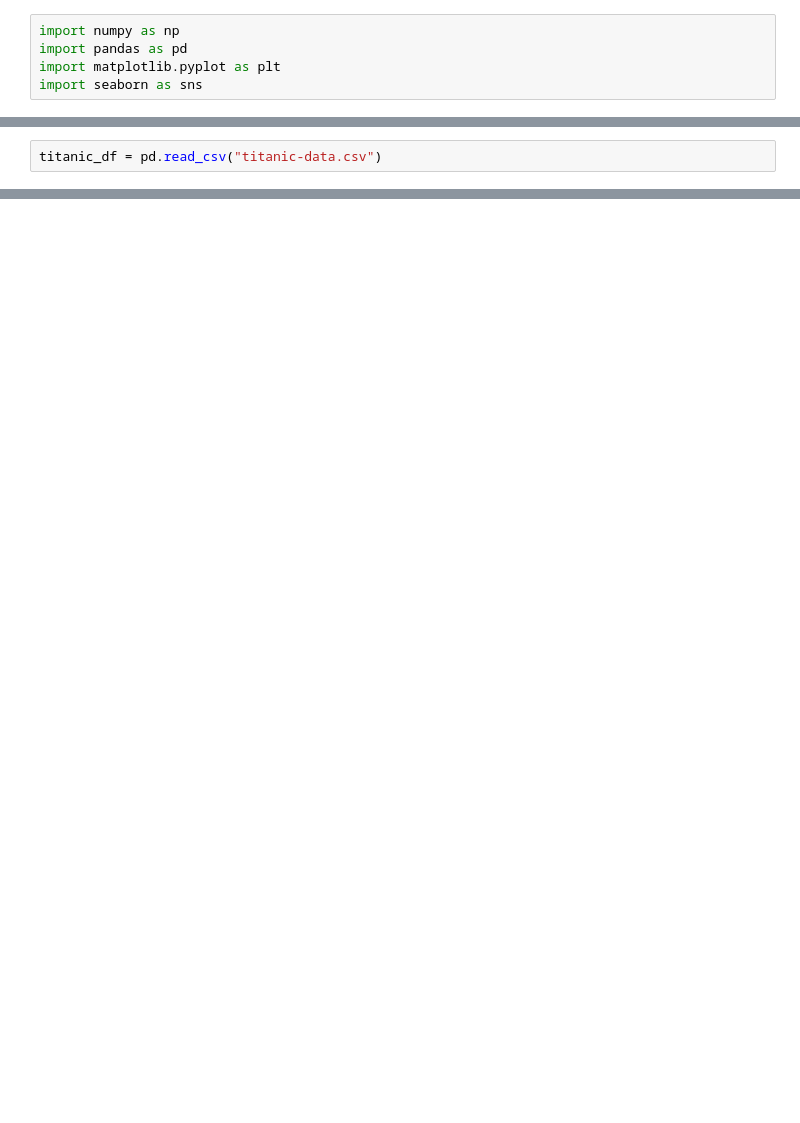
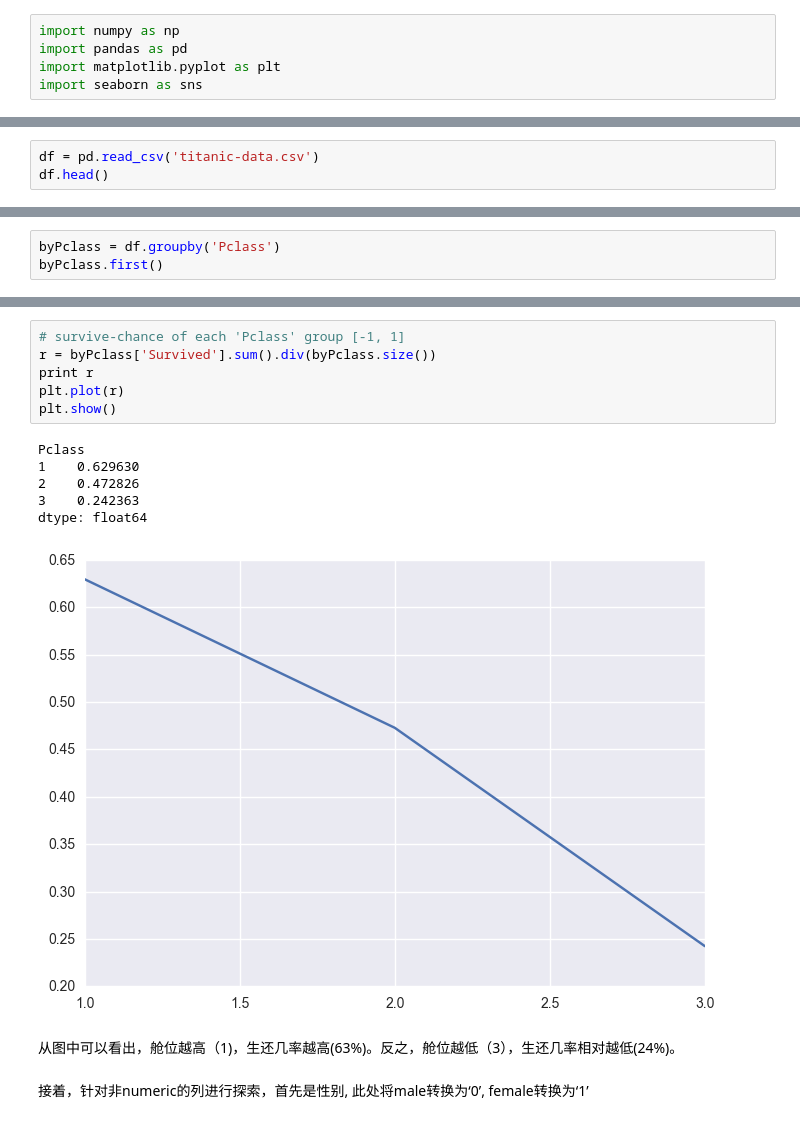
Before and after one commit to deCHN/DA-P2, a Jupyter notebook: titanic_data_explore.ipynb, the cells around one changed output, grey strips where cells are left out. Drawn from its saved outputs; the diff is of its cells as text; blank space fills up the shorter version.

```diff
--- a/titanic_data_explore.ipynb
+++ b/titanic_data_explore.ipynb
@@ -46,2 +23,3 @@ import seaborn as sns
 # %%
-titanic_df = pd.read_csv("titanic-data.csv")
+df = pd.read_csv('titanic-data.csv')
+df.head()
@@ -101,0 +119,3 @@ len(titanic_df)
+# %%
+byPclass = df.groupby('Pclass')
+byPclass.first()
@@ -101,0 +128,17 @@ len(titanic_df)
+# %%
+# survive-chance of each 'Pclass' group [-1, 1]
+r = byPclass['Survived'].sum().div(byPclass.size())
+print r
+plt.plot(r)
+plt.show()
+# %% [output]
+Pclass
+1    0.629630
+2    0.472826
+3    0.242363
+dtype: float64
+[figure, added]
+# %% [markdown]
+从图中可以看出，舱位越高（1)，生还几率越高(63%)。反之，舱位越低（3），生还几率相对越低(24%)。
+# %% [markdown]
+接着，针对非numeric的列进行探索，首先是性别, 此处将male转换为‘0’, female转换为‘1’
```
Also changed, not shown: parts of 22 cells of this notebook.
